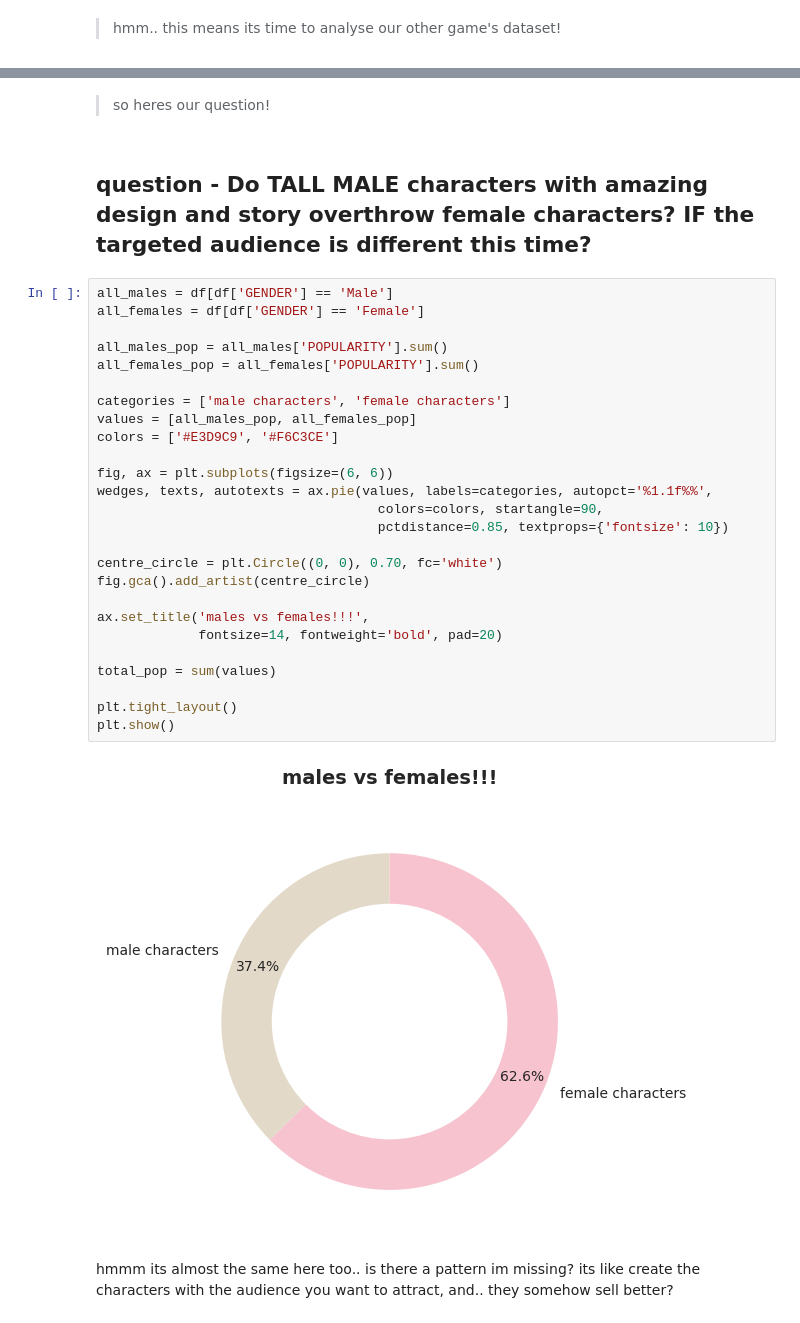
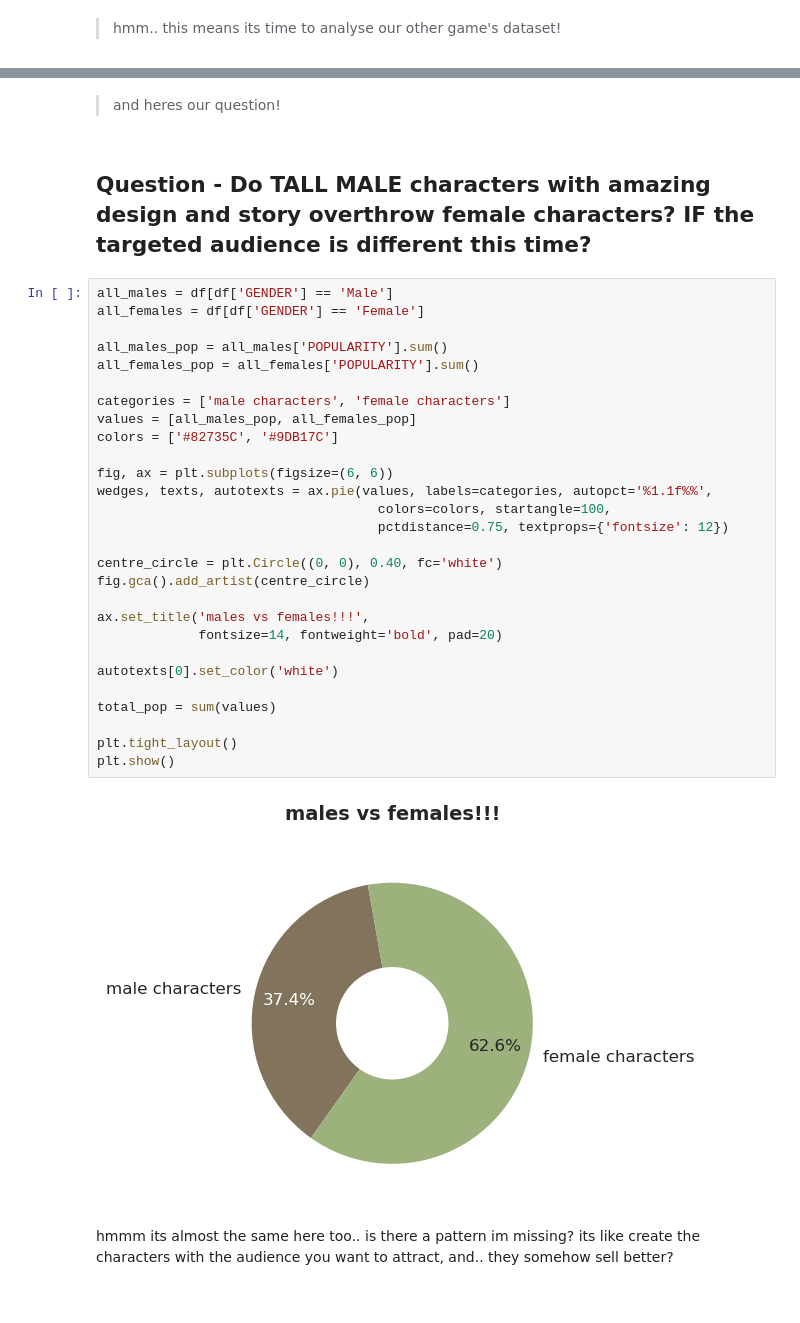
Before and after one commit to nakachens/character_design_analysation, a Jupyter notebook: character_design_analysation.ipynb, the cells around one changed output, grey strips where cells are left out. Saved outputs shown, nothing was run; the diff lists cells and outputs as text.

```diff
--- a/character_design_analysation.ipynb
+++ b/character_design_analysation.ipynb
@@ -202,35 +235,37 @@ Total characters: 76
 # %% [markdown]
->so heres our question!
+>and heres our question!
 # %% [markdown]
-## question - Do TALL MALE characters with amazing design and story overthrow female characters? IF the targeted audience is different this time?
+## Question - Do TALL MALE characters with amazing design and story overthrow female characters? IF the targeted audience is different this time?
-# %%
-all_males = df[df['GENDER'] == 'Male']
-all_females = df[df['GENDER'] == 'Female']
-
-all_males_pop = all_males['POPULARITY'].sum()
-all_females_pop = all_females['POPULARITY'].sum()
-
-categories = ['male characters', 'female characters']
-values = [all_males_pop, all_females_pop]
-colors = ['#E3D9C9', '#F6C3CE']
-
-fig, ax = plt.subplots(figsize=(6, 6))
-wedges, texts, autotexts = ax.pie(values, labels=categories, autopct='%1.1f%%',
-                                    colors=colors, startangle=90,
-                                    pctdistance=0.85, textprops={'fontsize': 10})
-
-centre_circle = plt.Circle((0, 0), 0.70, fc='white')
-fig.gca().add_artist(centre_circle)
-
-ax.set_title('males vs females!!!',
-             fontsize=14, fontweight='bold', pad=20)
-
-total_pop = sum(values)
-
-plt.tight_layout()
-plt.show()
-# %% [output]
-[figure, removed]
+# %%
+all_males = df[df['GENDER'] == 'Male']
+all_females = df[df['GENDER'] == 'Female']
+
+all_males_pop = all_males['POPULARITY'].sum()
+all_females_pop = all_females['POPULARITY'].sum()
+
+categories = ['male characters', 'female characters']
+values = [all_males_pop, all_females_pop]
+colors = ['#82735C', '#9DB17C']
+
+fig, ax = plt.subplots(figsize=(6, 6))
+wedges, texts, autotexts = ax.pie(values, labels=categories, autopct='%1.1f%%',
+                                    colors=colors, startangle=100,
+                                    pctdistance=0.75, textprops={'fontsize': 12})
+
+centre_circle = plt.Circle((0, 0), 0.40, fc='white')
+fig.gca().add_artist(centre_circle)
+
+ax.set_title('males vs females!!!',
+             fontsize=14, fontweight='bold', pad=20)
+
+autotexts[0].set_color('white')
+
+total_pop = sum(values)
+
+plt.tight_layout()
+plt.show()
+# %% [output]
+[figure, added]
 # %% [markdown]
 hmmm its almost the same here too.. is there a pattern im missing? its like create the characters with the audience you want to attract, and.. they somehow sell better?
 # %% [markdown]
```
Also changed, not shown: parts of 10 cells of this notebook.
